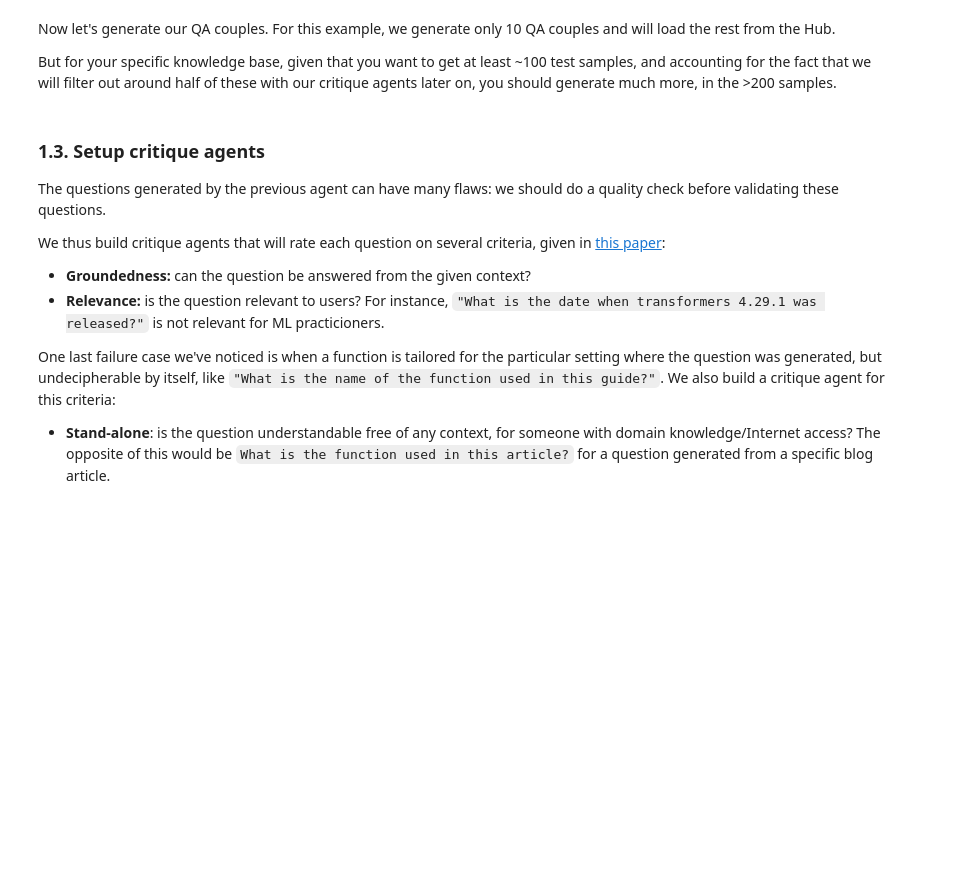
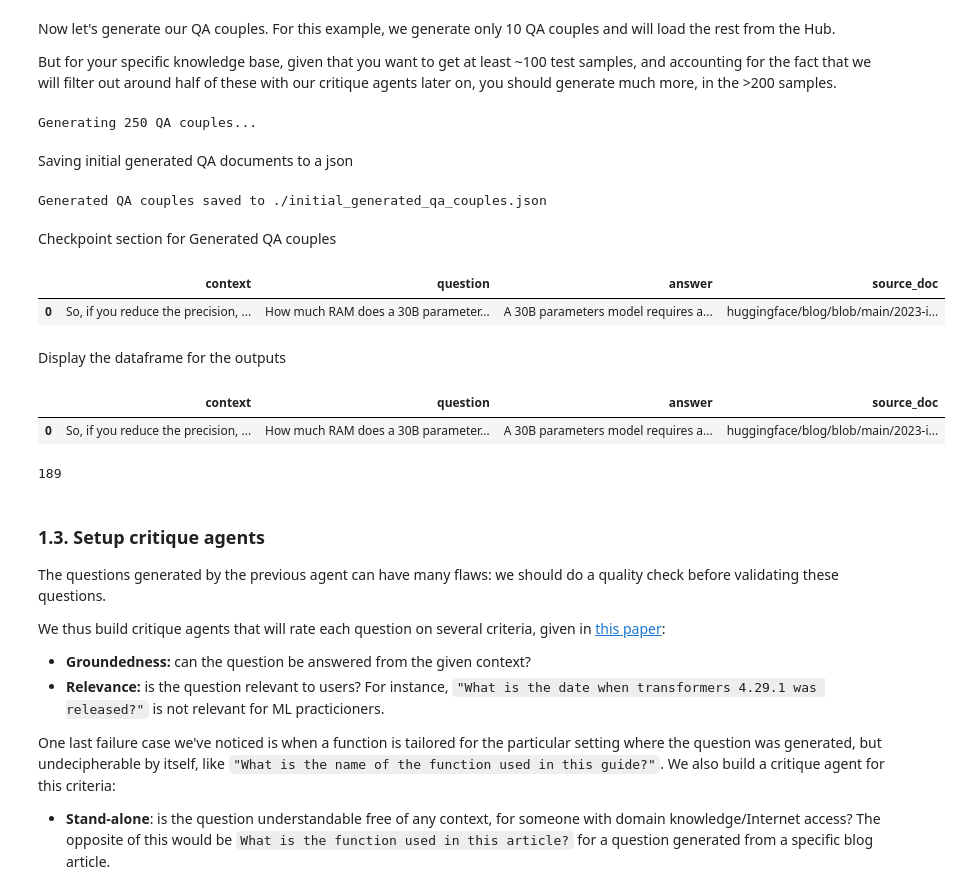
Before and after one commit to AwkwaBear/RAG-model-ee693b, a Jupyter notebook: claudeRAG_evaluation.ipynb, the cells around one changed output. Saved outputs shown, nothing was run; the diff lists cells and outputs as text; code cells hidden in the pictures; blank space fills up the shorter version.

```diff
--- a/claudeRAG_evaluation.ipynb
+++ b/claudeRAG_evaluation.ipynb
@@ -68,0 +104,20 @@ ds = datasets.load_dataset("m-ric/huggingface_doc", split="train")
+# %%
+from datasets import load_dataset
+import json
+from langchain.docstore.document import Document as LangchainDocument
+from tqdm import tqdm
+
+# Load the dataset from Hugging Face
+ds = load_dataset("m-ric/huggingface_doc", split="train")
+
+# Convert the dataset to a list of dictionaries
+data_list = [doc for doc in ds]
+
+# Define the output file path
+output_file_path = "./huggingface_doc_dataset.json"
+
+# Write the dataset content to a JSON file
+with open(output_file_path, "w", encoding="utf-8") as f:
+    json.dump(data_list, f, ensure_ascii=False, indent=4)
+
+print(f"Dataset saved to {output_file_path}")
@@ -146,7 +220,7 @@ But for your specific knowledge base, given that you want to get at least ~100 t
 # %%
 import random
 
-N_GENERATIONS = 10  # We intentionally generate only 10 QA couples here for cost and time considerations
+N_GENERATIONS = 250 # We intentionally generate only 10 QA couples here for cost and time considerations
 
 print(f"Generating {N_GENERATIONS} QA couples...")
 
@@ -170,8 +244,49 @@ for sampled_context in tqdm(random.sample(docs_processed, N_GENERATIONS)):
         )
     except:
         continue
+# %% [output]
+Generating 250 QA couples...
+# %% [markdown]
+Saving initial generated QA documents to a json
+# %%
+# Save outputs to a JSON file
+output_file_path = './initial_generated_qa_couples.json'
+with open(output_file_path, 'w', encoding='utf-8') as json_file:
+    json.dump(outputs, json_file, ensure_ascii=False, indent=4)
+
+print(f"Generated QA couples saved to {output_file_path}")
+# %% [output]
+Generated QA couples saved to ./initial_generated_qa_couples.json
+# %% [markdown]
+Checkpoint section for Generated QA couples
+# %%
+import json
+import pandas as pd
+
+# Define the path to the JSON file
+input_file_path = './initial_generated_qa_couples.json'
+
+# Load the outputs from the JSON file
+with open(input_file_path, 'r', encoding='utf-8') as json_file:
+    outputs = json.load(json_file)
+
+# Convert the loaded data into a pandas DataFrame
+qa_df = pd.DataFrame(outputs)
+
+# Display the first entry of the DataFrame to check if it loaded correctly
+display(qa_df.head(1))
+# %% [output]
+|  | context | question | answer | source_doc |
+| 0 | So, if you reduce the precision, ... | How much RAM does a 30B parameter... | A 30B parameters model requires a... | huggingface/blog/blob/main/2023-i... |
+# %% [markdown]
+Display the dataframe for the outputs
 # %%
 display(pd.DataFrame(outputs).head(1))
+print(len(outputs))
+# %% [output]
+|  | context | question | answer | source_doc |
+| 0 | So, if you reduce the precision, ... | How much RAM does a 30B parameter... | A 30B parameters model requires a... | huggingface/blog/blob/main/2023-i... |
+189
 # %% [markdown]
 ### 1.3. Setup critique agents
 
```
Also changed, not shown: parts of 24 cells of this notebook.
